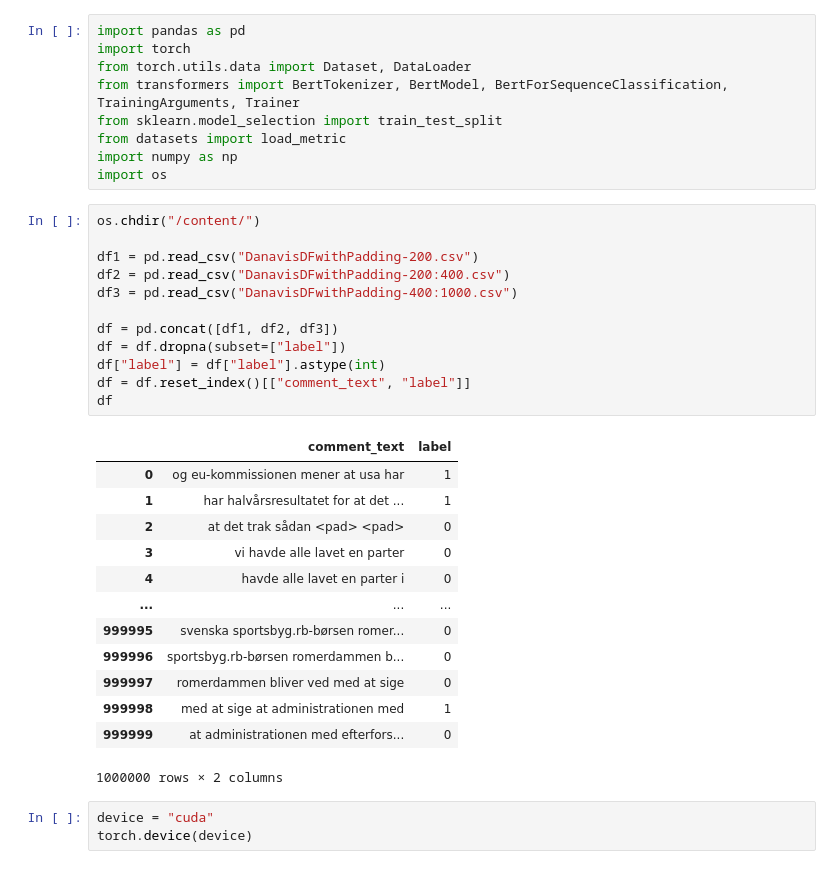
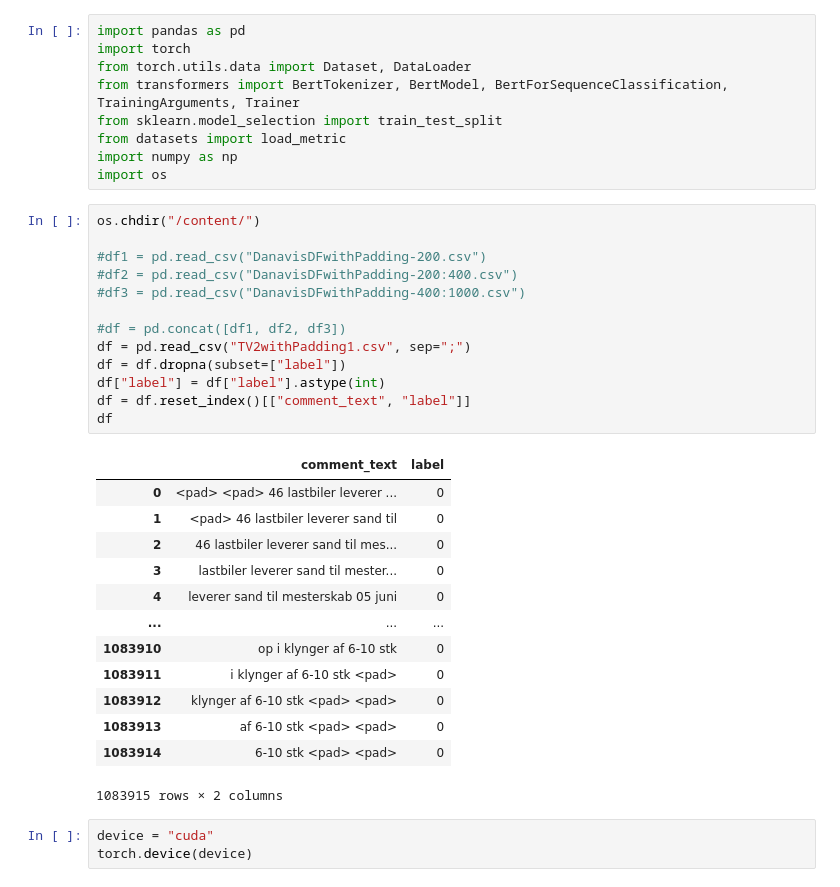
Before and after one commit to Apros7/GrammatikTAK, a Jupyter notebook: FineTuneModels/TrainBertComma.ipynb, the cells around one changed output. Drawn from its saved outputs; the diff is of its cells as text.

```diff
--- a/FineTuneModels/TrainBertComma.ipynb
+++ b/FineTuneModels/TrainBertComma.ipynb
@@ -31,29 +31,30 @@ import os
 # %%
 os.chdir("/content/")
 
-df1 = pd.read_csv("DanavisDFwithPadding-200.csv")
-df2 = pd.read_csv("DanavisDFwithPadding-200:400.csv")
-df3 = pd.read_csv("DanavisDFwithPadding-400:1000.csv")
+#df1 = pd.read_csv("DanavisDFwithPadding-200.csv")
+#df2 = pd.read_csv("DanavisDFwithPadding-200:400.csv")
+#df3 = pd.read_csv("DanavisDFwithPadding-400:1000.csv")
 
-df = pd.concat([df1, df2, df3])
+#df = pd.concat([df1, df2, df3])
+df = pd.read_csv("TV2withPadding1.csv", sep=";")
 df = df.dropna(subset=["label"])
 df["label"] = df["label"].astype(int)
 df = df.reset_index()[["comment_text", "label"]]
 df
 # %% [output]
 |  | comment_text | label |
-| 0 | og eu-kommissionen mener at usa har | 1 |
-| 1 | har halvårsresultatet for at det ... | 1 |
-| 2 | at det trak sådan <pad> <pad> | 0 |
-| 3 | vi havde alle lavet en parter | 0 |
-| 4 | havde alle lavet en parter i | 0 |
+| 0 | <pad> <pad> 46 lastbiler leverer ... | 0 |
+| 1 | <pad> 46 lastbiler leverer sand til | 0 |
+| 2 | 46 lastbiler leverer sand til mes... | 0 |
+| 3 | lastbiler leverer sand til mester... | 0 |
+| 4 | leverer sand til mesterskab 05 juni | 0 |
 | ... | ... | ... |
-| 999995 | svenska sportsbyg.rb-børsen romer... | 0 |
-| 999996 | sportsbyg.rb-børsen romerdammen b... | 0 |
-| 999997 | romerdammen bliver ved med at sige | 0 |
-| 999998 | med at sige at administrationen med | 1 |
-| 999999 | at administrationen med efterfors... | 0 |
+| 1083910 | op i klynger af 6-10 stk | 0 |
+| 1083911 | i klynger af 6-10 stk <pad> | 0 |
+| 1083912 | klynger af 6-10 stk <pad> <pad> | 0 |
+| 1083913 | af 6-10 stk <pad> <pad> | 0 |
+| 1083914 | 6-10 stk <pad> <pad> | 0 |
-1000000 rows × 2 columns
+1083915 rows × 2 columns
 # %%
 device = "cuda"
 torch.device(device)
```
Also changed, not shown: parts of 6 cells of this notebook, 2 other files.
